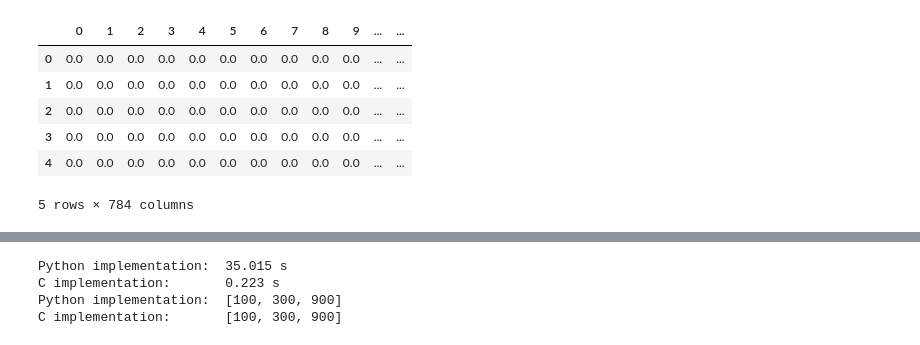
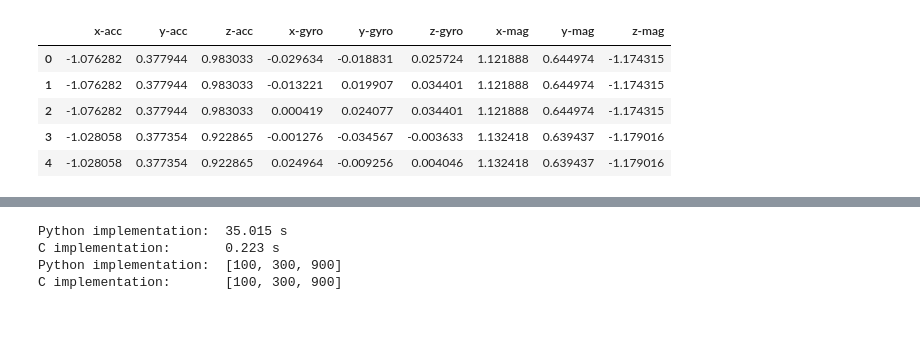
Before and after one commit to jsve96/SWDCPD, a Jupyter notebook: ChangeDetection/ECP-MNIST.ipynb, the cells around one changed output, grey strips where cells are left out. Saved outputs shown, nothing was run; the diff lists cells and outputs as text; code cells hidden in the pictures.

```diff
--- a/ChangeDetection/ECP-MNIST.ipynb
+++ b/ChangeDetection/ECP-MNIST.ipynb
@@ -5,16 +5,15 @@ import time
 import pandas as pd
 import matplotlib.pyplot as plt
 # %%
-df = pd.read_csv('DATA.csv')
+df = pd.read_csv('HASC_TS_33.csv')
 X = df.iloc[:,1:]
 X.head()
 # %% [output]
-|  | 0 | 1 | 2 | 3 | 4 | 5 | 6 | 7 | 8 | 9 | ... | ... |
-| 0 | 0.0 | 0.0 | 0.0 | 0.0 | 0.0 | 0.0 | 0.0 | 0.0 | 0.0 | 0.0 | ... | ... |
-| 1 | 0.0 | 0.0 | 0.0 | 0.0 | 0.0 | 0.0 | 0.0 | 0.0 | 0.0 | 0.0 | ... | ... |
-| 2 | 0.0 | 0.0 | 0.0 | 0.0 | 0.0 | 0.0 | 0.0 | 0.0 | 0.0 | 0.0 | ... | ... |
-| 3 | 0.0 | 0.0 | 0.0 | 0.0 | 0.0 | 0.0 | 0.0 | 0.0 | 0.0 | 0.0 | ... | ... |
-| 4 | 0.0 | 0.0 | 0.0 | 0.0 | 0.0 | 0.0 | 0.0 | 0.0 | 0.0 | 0.0 | ... | ... |
+|  | x-acc | y-acc | z-acc | x-gyro | y-gyro | z-gyro | x-mag | y-mag | z-mag |
+| 0 | -1.076282 | 0.377944 | 0.983033 | -0.029634 | -0.018831 | 0.025724 | 1.121888 | 0.644974 | -1.174315 |
+| 1 | -1.076282 | 0.377944 | 0.983033 | -0.013221 | 0.019907 | 0.034401 | 1.121888 | 0.644974 | -1.174315 |
+| 2 | -1.076282 | 0.377944 | 0.983033 | 0.000419 | 0.024077 | 0.034401 | 1.121888 | 0.644974 | -1.174315 |
+| 3 | -1.028058 | 0.377354 | 0.922865 | -0.001276 | -0.034567 | -0.003633 | 1.132418 | 0.639437 | -1.179016 |
+| 4 | -1.028058 | 0.377354 | 0.922865 | 0.024964 | -0.009256 | 0.004046 | 1.132418 | 0.639437 | -1.179016 |
-5 rows × 784 columns
 # %%
 start= time.time()
```
Also changed, not shown: parts of 7 cells of this notebook, 7 other files.
